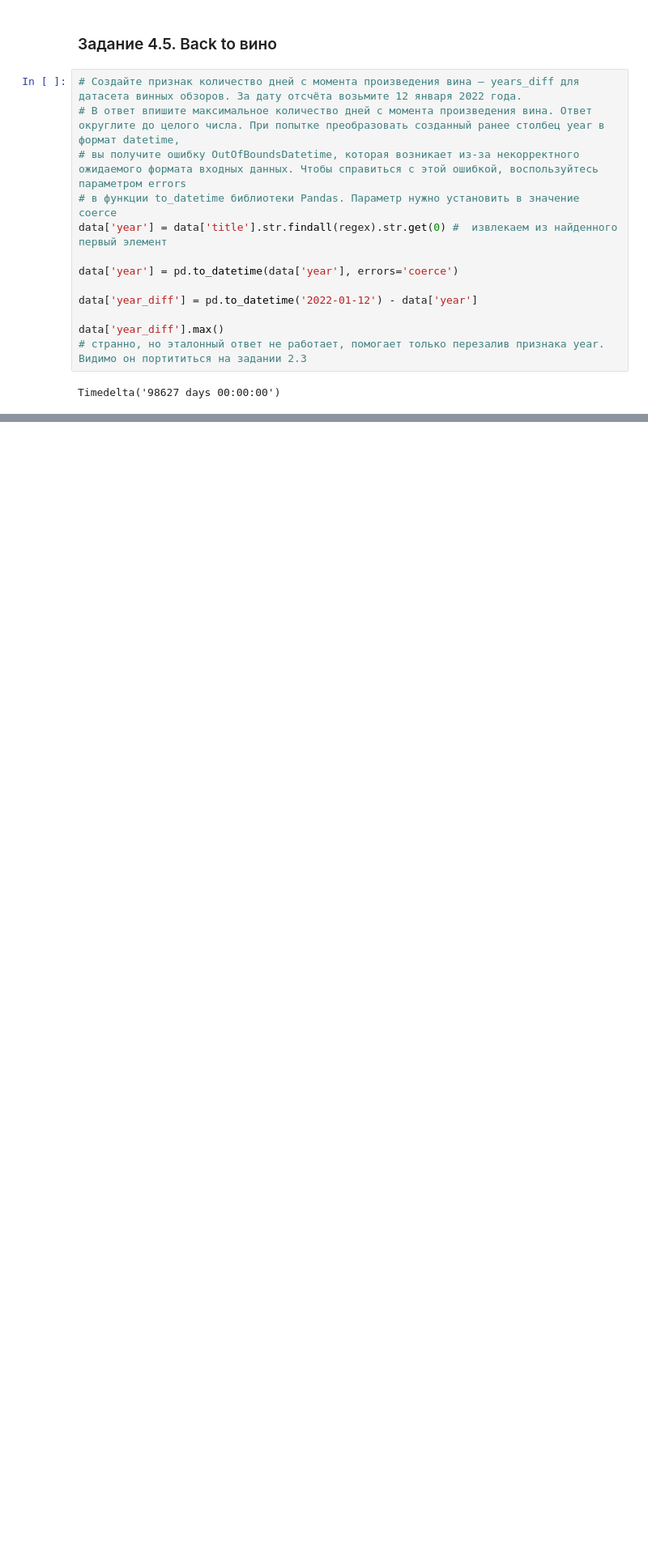
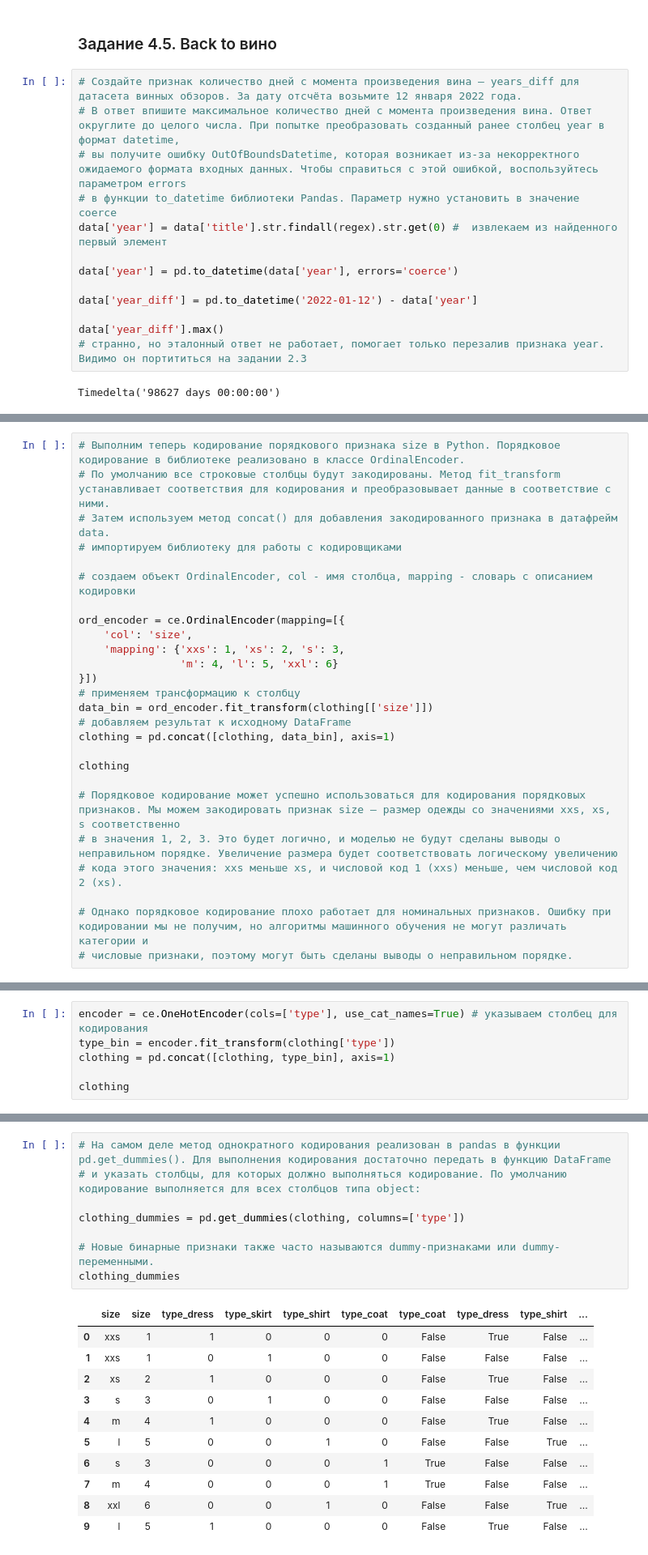
Before and after one commit to schdlr50/SF_EDA_3, a Jupyter notebook: EDA_3.ipynb, the cells around one changed output, grey strips where cells are left out. Shown at 81% size. Saved outputs shown, nothing was run; the diff lists cells and outputs as text; blank space fills up the shorter version.

```diff
--- a/EDA_3.ipynb
+++ b/EDA_3.ipynb
@@ -235,0 +267,26 @@ Timedelta('98627 days 00:00:00')
+# %%
+# Выполним теперь кодирование порядкового признака size в Python. Порядковое кодирование в библиотеке реализовано в классе OrdinalEncoder.
+# По умолчанию все строковые столбцы будут закодированы. Метод fit_transform устанавливает соответствия для кодирования и преобразовывает данные в соответствие с ними.
+# Затем используем метод concat() для добавления закодированного признака в датафрейм data.
+# импортируем библиотеку для работы с кодировщиками
+
+# создаем объект OrdinalEncoder, col - имя столбца, mapping - словарь с описанием кодировки
+
+ord_encoder = ce.OrdinalEncoder(mapping=[{
+	'col': 'size',
+	'mapping': {'xxs': 1, 'xs': 2, 's': 3,
+                'm': 4, 'l': 5, 'xxl': 6}
+}])
+# применяем трансформацию к столбцу
+data_bin = ord_encoder.fit_transform(clothing[['size']])
+# добавляем результат к исходному DataFrame
+clothing = pd.concat([clothing, data_bin], axis=1)
+
+clothing
+
+# Порядковое кодирование может успешно использоваться для кодирования порядковых признаков. Мы можем закодировать признак size — размер одежды со значениями xxs, xs, s соответственно
+# в значения 1, 2, 3. Это будет логично, и моделью не будут сделаны выводы о неправильном порядке. Увеличение размера будет соответствовать логическому увеличению
+# кода этого значения: xxs меньше xs, и числовой код 1 (xxs) меньше, чем числовой код 2 (xs).
+
+# Однако порядковое кодирование плохо работает для номинальных признаков. Ошибку при кодировании мы не получим, но алгоритмы машинного обучения не могут различать категории и
+# числовые признаки, поэтому могут быть сделаны выводы о неправильном порядке.
@@ -235,0 +312,6 @@ Timedelta('98627 days 00:00:00')
+# %%
+encoder = ce.OneHotEncoder(cols=['type'], use_cat_names=True) # указываем столбец для кодирования
+type_bin = encoder.fit_transform(clothing['type'])
+clothing = pd.concat([clothing, type_bin], axis=1)
+
+clothing
@@ -235,0 +330,20 @@ Timedelta('98627 days 00:00:00')
+# %%
+# На самом деле метод однократного кодирования реализован в pandas в функции pd.get_dummies(). Для выполнения кодирования достаточно передать в функцию DataFrame
+# и указать столбцы, для которых должно выполняться кодирование. По умолчанию кодирование выполняется для всех столбцов типа object:
+
+clothing_dummies = pd.get_dummies(clothing, columns=['type'])
+
+# Новые бинарные признаки также часто называются dummy-признаками или dummy-переменными.
+clothing_dummies
+# %% [output]
+|  | size | size | type_dress | type_skirt | type_shirt | type_coat | type_coat | type_dress | type_shirt | ... |
+| 0 | xxs | 1 | 1 | 0 | 0 | 0 | False | True | False | ... |
+| 1 | xxs | 1 | 0 | 1 | 0 | 0 | False | False | False | ... |
+| 2 | xs | 2 | 1 | 0 | 0 | 0 | False | True | False | ... |
+| 3 | s | 3 | 0 | 1 | 0 | 0 | False | False | False | ... |
+| 4 | m | 4 | 1 | 0 | 0 | 0 | False | True | False | ... |
+| 5 | l | 5 | 0 | 0 | 1 | 0 | False | False | True | ... |
+| 6 | s | 3 | 0 | 0 | 0 | 1 | True | False | False | ... |
+| 7 | m | 4 | 0 | 0 | 0 | 1 | True | False | False | ... |
+| 8 | xxl | 6 | 0 | 0 | 1 | 0 | False | False | True | ... |
+| 9 | l | 5 | 1 | 0 | 0 | 0 | False | True | False | ... |
```
Also changed, not shown: parts of 17 cells of this notebook.
